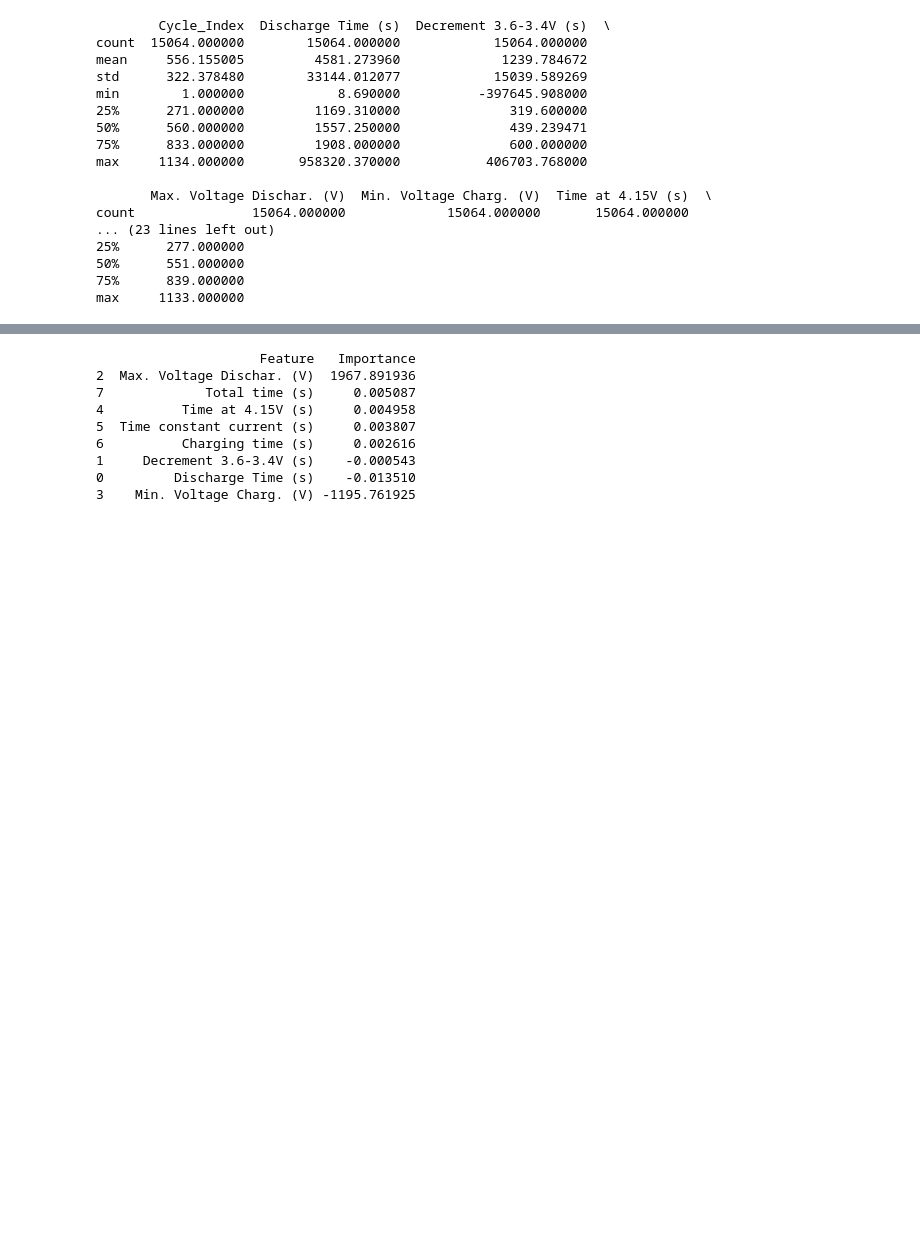
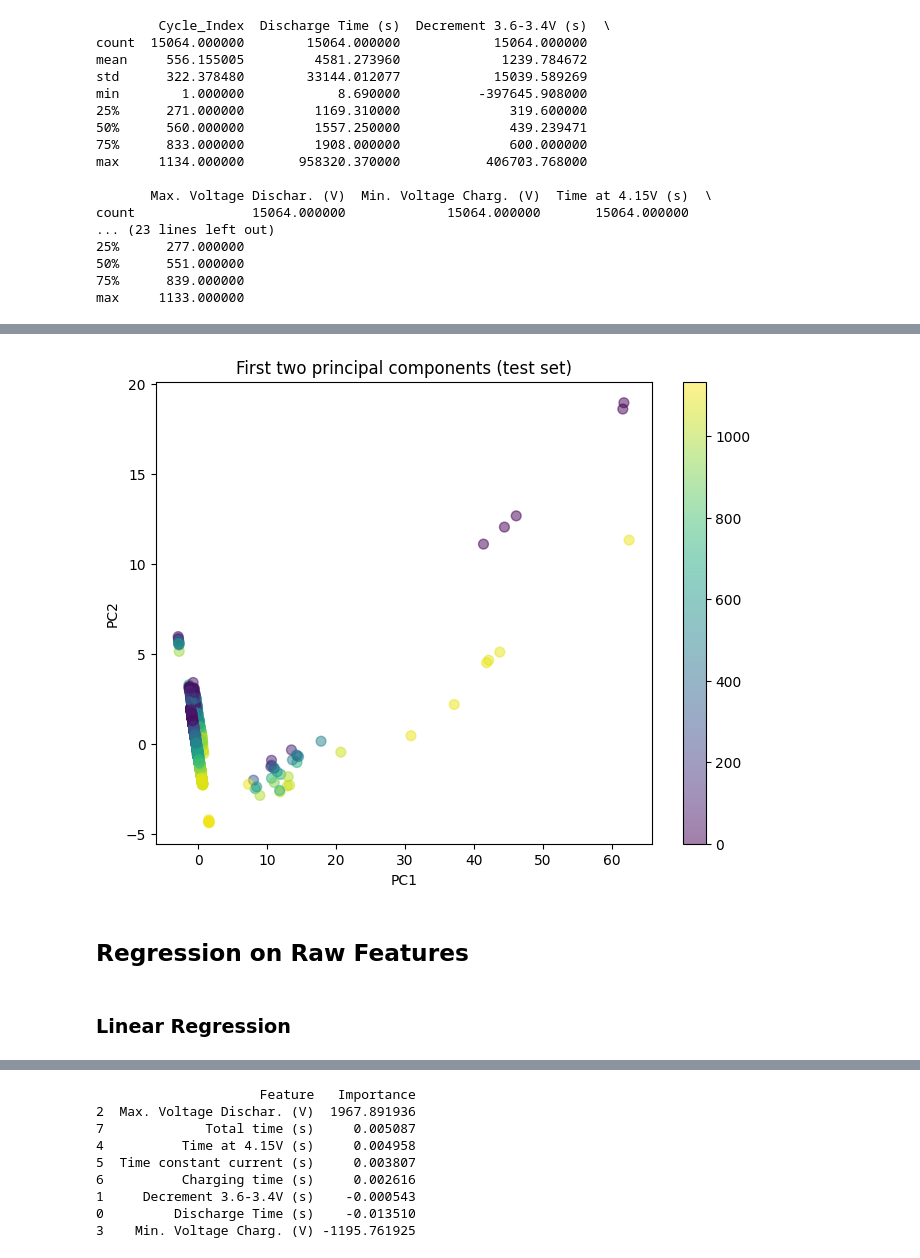
Before and after one commit to kathrinthenhausen/EnergySystems, a Jupyter notebook: week2/RegressionAndFE.ipynb, the cells around one changed output, grey strips where cells are left out. Cells and saved outputs as stored; diff of their text form; code cells hidden in the pictures; blank space fills up the shorter version.

```diff
--- a/week2/RegressionAndFE.ipynb
+++ b/week2/RegressionAndFE.ipynb
@@ -94,3 +163,27 @@ X_train, X_test, y_train, y_test = train_test_split(X, y, test_size=0.2, random_
+# %%
+# take only the first 2 components for regression
+X_train_new = X_train_pca[:, :2]
+
+# standardize test features using the means and stds from the training set
+X_test_standard = (X_test - X_train_means) / X_train_std
+
+# transform test features using the PCA from the training set
+X_test_new = pca.transform(X_test_standard)[:, :2]
+
+# visualize the first 2 components of the test set
+plt.figure(figsize=(8, 6))
+plt.scatter(X_test_new[:, 0], X_test_new[:, 1], c=y_test, cmap='viridis', s=50, alpha=0.5)
+plt.colorbar()
+plt.xlabel('PC1')
+plt.ylabel('PC2')
+plt.title('First two principal components (test set)')
+plt.show()
+# %% [output]
+[figure, added]
+# %% [markdown]
+## Regression on Raw Features
+# %% [markdown]
+### Linear Regression
 # %%
 from sklearn.linear_model import LinearRegression
 from sklearn.metrics import mean_squared_error
```
Also changed, not shown: parts of 24 cells of this notebook.
